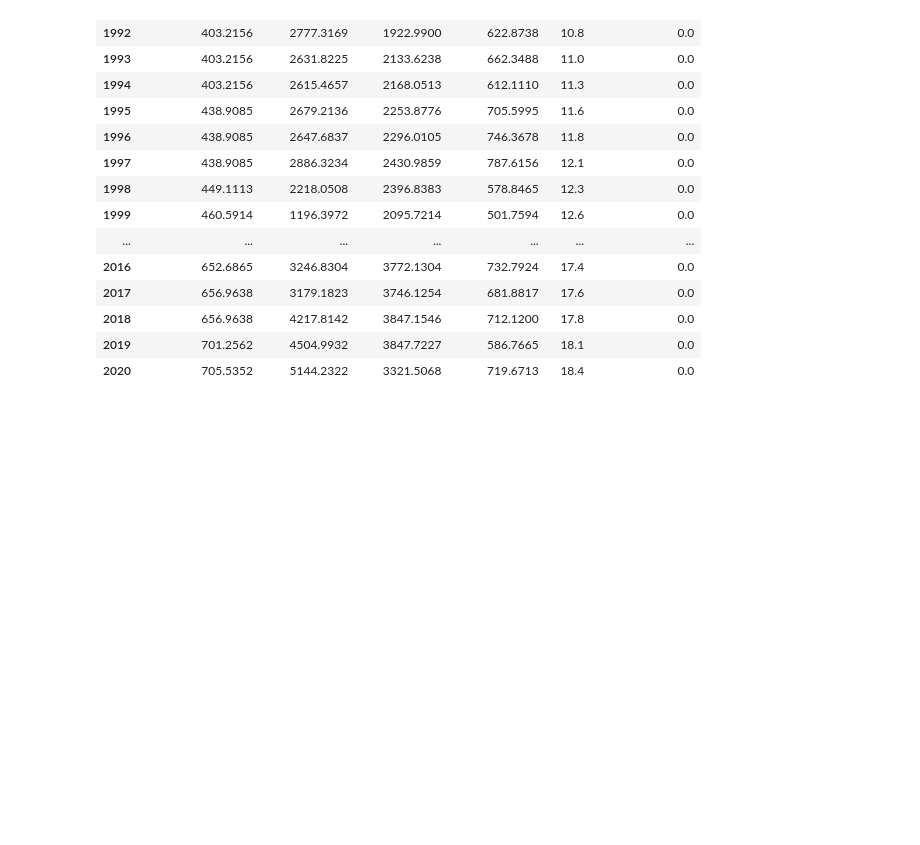
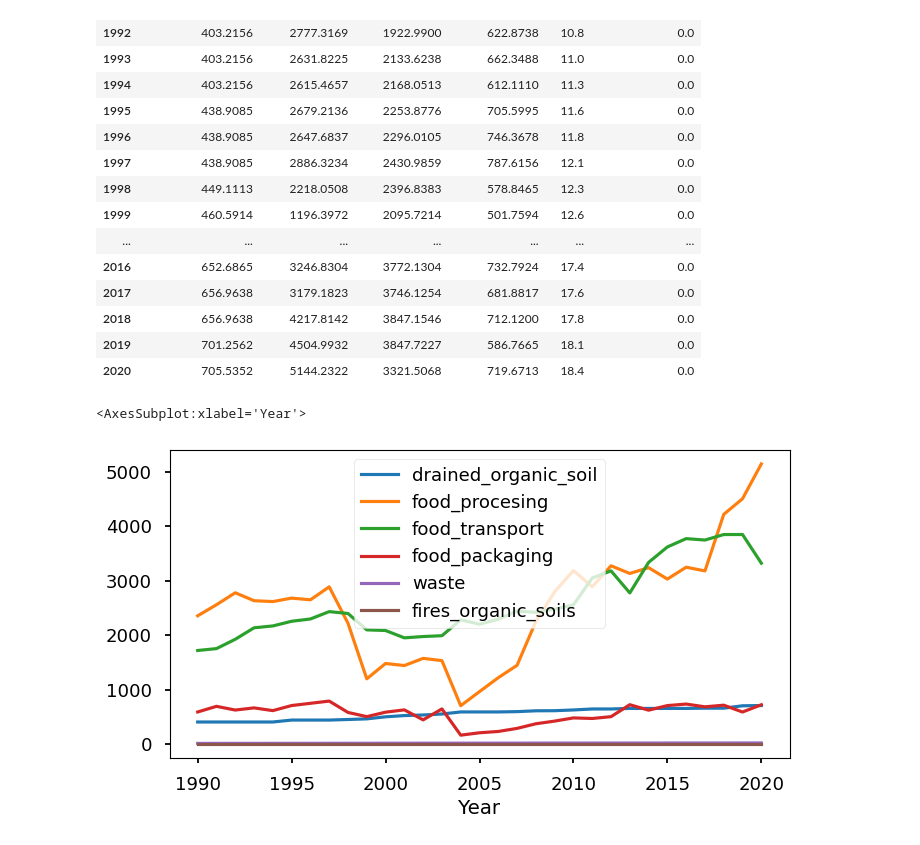
Before and after one commit to sierraporta/InteligenciaAnaliticaDeDatos_MinTIC, a Jupyter notebook: Notebooks/5_MasEstadisticosDescriptivosYVisualizacion.ipynb, the cells around one changed output. Saved outputs shown, nothing was run; the diff lists cells and outputs as text; code cells hidden in the pictures; blank space fills up the shorter version.

```diff
--- a/Notebooks/5_MasEstadisticosDescriptivosYVisualizacion.ipynb
+++ b/Notebooks/5_MasEstadisticosDescriptivosYVisualizacion.ipynb
@@ -255,3 +255,8 @@ co2_influencer
 | 2018 | 656.9638 | 4217.8142 | 3847.1546 | 712.1200 | 17.8 | 0.0 |
 | 2019 | 701.2562 | 4504.9932 | 3847.7227 | 586.7665 | 18.1 | 0.0 |
 | 2020 | 705.5352 | 5144.2322 | 3321.5068 | 719.6713 | 18.4 | 0.0 |
+# %%
+co2_influencer.plot(figsize=(8,4))
+# %% [output]
+<AxesSubplot:xlabel='Year'>
+[figure, added]
```
